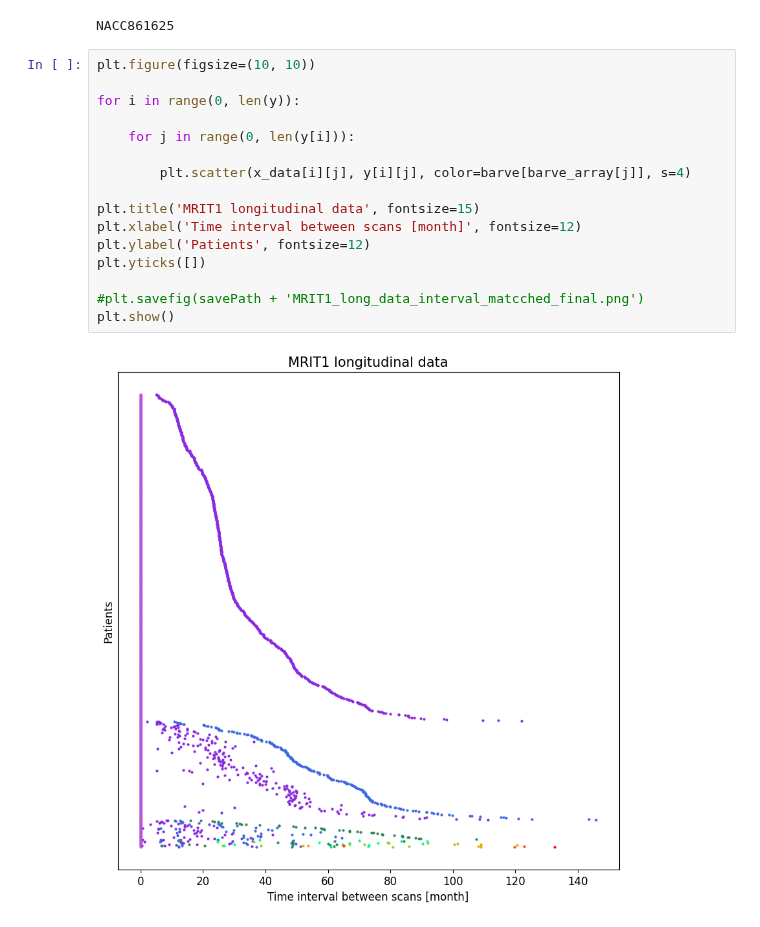
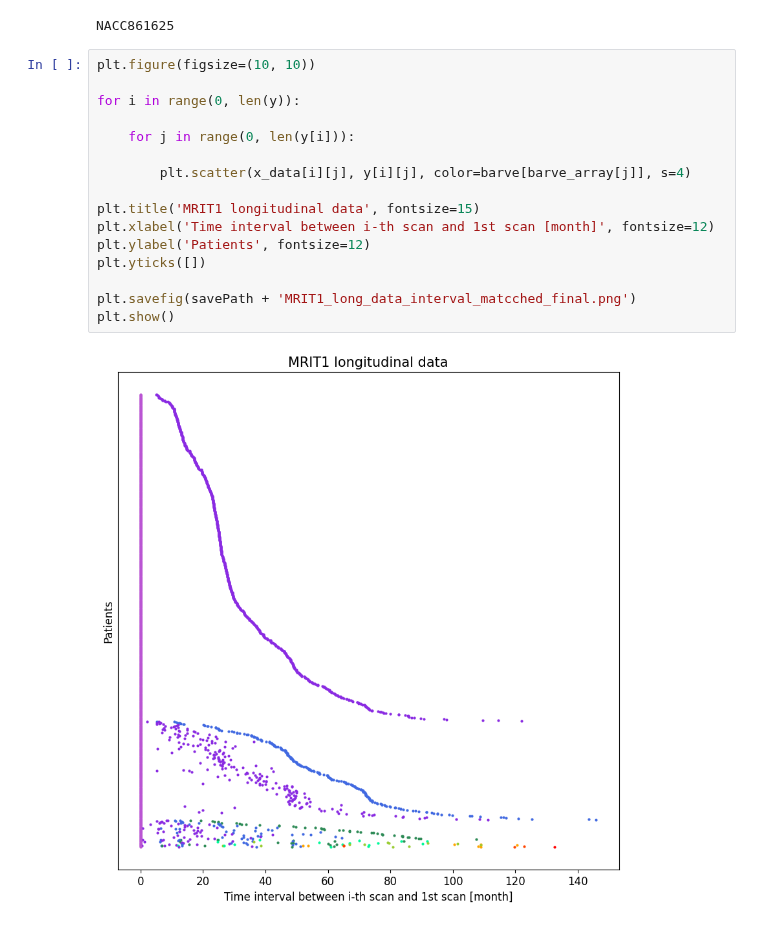
Before and after one commit to Crtox/asymmetryAD, a Jupyter notebook: code/mri_data_analyze.ipynb, the cells around one changed output. Saved outputs shown, nothing was run; the diff lists cells and outputs as text.

```diff
--- a/code/mri_data_analyze.ipynb
+++ b/code/mri_data_analyze.ipynb
@@ -318,18 +318,18 @@ NACC861625
 # %%
 plt.figure(figsize=(10, 10))
 
 for i in range(0, len(y)):
 
     for j in range(0, len(y[i])):
 
         plt.scatter(x_data[i][j], y[i][j], color=barve[barve_array[j]], s=4)
 
 plt.title('MRIT1 longitudinal data', fontsize=15)
-plt.xlabel('Time interval between scans [month]', fontsize=12)
+plt.xlabel('Time interval between i-th scan and 1st scan [month]', fontsize=12)
 plt.ylabel('Patients', fontsize=12)
 plt.yticks([])
 
-#plt.savefig(savePath + 'MRIT1_long_data_interval_matcched_final.png')
+plt.savefig(savePath + 'MRIT1_long_data_interval_matcched_final.png')
 plt.show()
 # %% [output]
-[figure, old version]
+[figure, new version]
```
Also changed, not shown: 1 other file.
